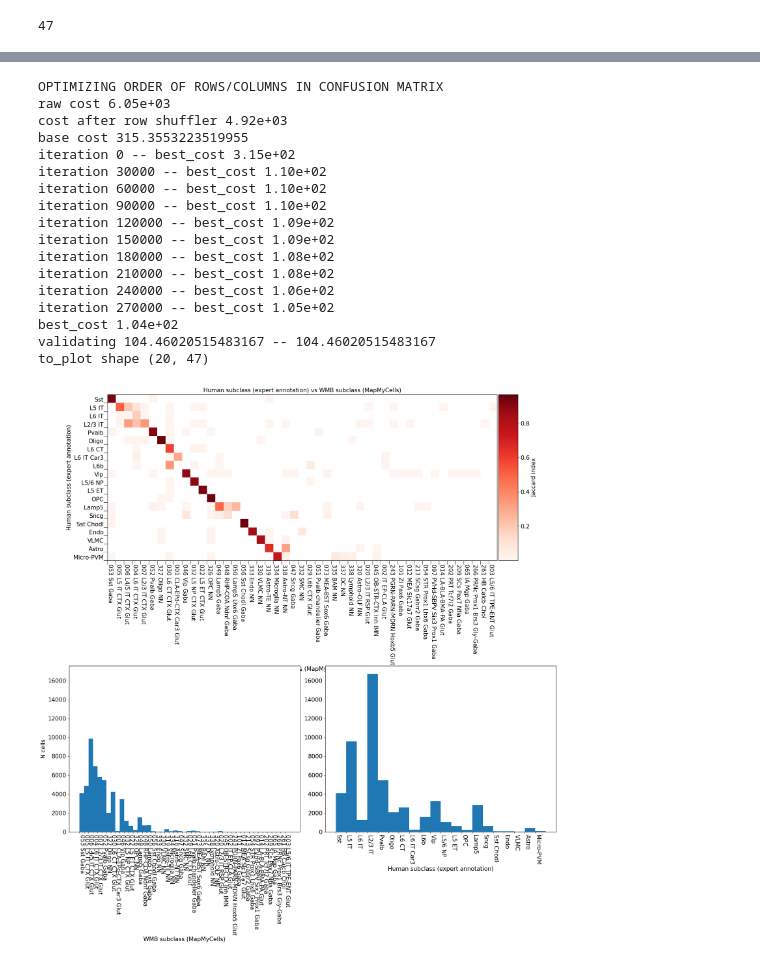
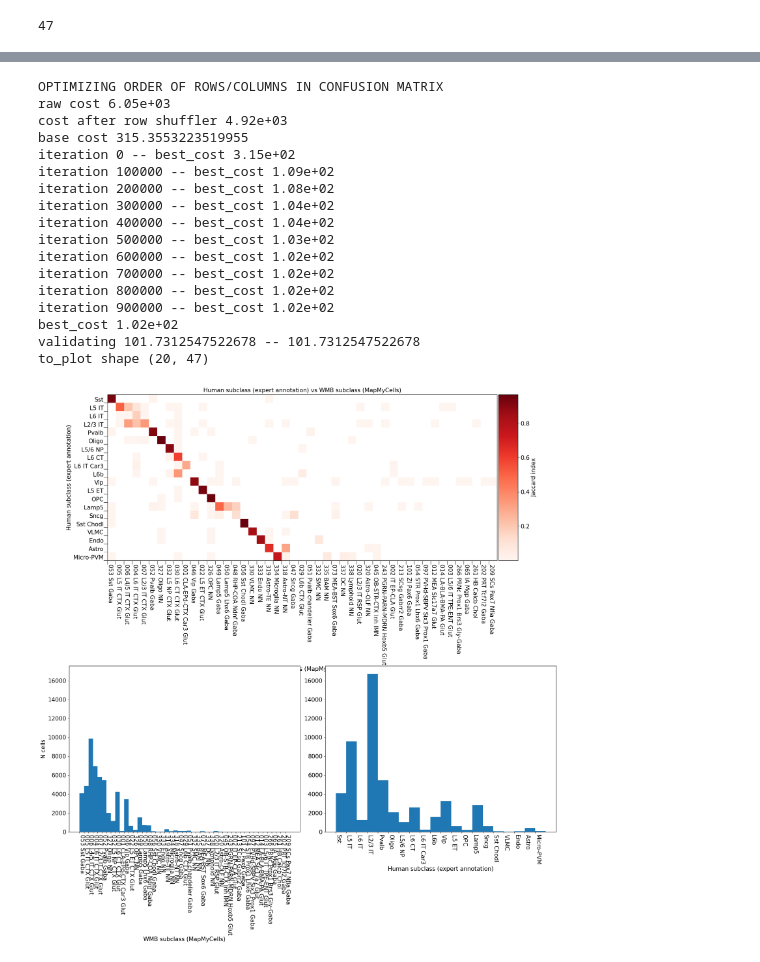
Before and after one commit to AllenInstitute/cell_type_mapper, a Jupyter notebook: examples/mapping_motor_cortex_taxonomy.ipynb, the cells around one changed output, grey strips where cells are left out. Saved outputs shown, nothing was run; the diff lists cells and outputs as text; code cells hidden in the pictures.

Commit message:
NOTEBOOK: more iteration

```diff
--- a/examples/mapping_motor_cortex_taxonomy.ipynb
+++ b/examples/mapping_motor_cortex_taxonomy.ipynb
@@ -1316,7 +1316,8 @@ def plot_confusion_matrix(
         colorbar_title='Jaccard index',
         col_cut=None,
         row_cut=None,
-        order_wgt=0.1):
+        order_wgt=0.1,
+        ordering_iterations=300000):
 
     confusion = create_confusion_matrix(
         row_labels=row_assignments,
@@ -1329,7 +1330,7 @@ def plot_confusion_matrix(
         input_arr=confusion_matrix,
         ct_arr=confusion['ct'],
         rng=np.random.default_rng(8711121),
-        n_iter=300000,
+        n_iter=ordering_iterations,
         inverse_temp=10.0,
         order_wgt=order_wgt)
 
@@ -1675,29 +1676,30 @@ Vip -- 180 dropped cells of 3421 total
 # %%
 plot_confusion_matrix(
     row_assignments=human_assignments_best,
     col_assignments=wmb_assignments_best,
     row_axis_label='Human subclass (expert annotation)',
     col_axis_label='WMB subclass (MapMyCells)',
     fontsize=15,
     label_elements=True,
-    order_wgt=0.05
+    order_wgt=0.05,
+    ordering_iterations=1000000
 )
 # %% [output]
 OPTIMIZING ORDER OF ROWS/COLUMNS IN CONFUSION MATRIX
 raw cost 6.05e+03
 cost after row shuffler 4.92e+03
 base cost 315.3553223519955
 iteration 0 -- best_cost 3.15e+02
-iteration 30000 -- best_cost 1.10e+02
-iteration 60000 -- best_cost 1.10e+02
-iteration 90000 -- best_cost 1.10e+02
-iteration 120000 -- best_cost 1.09e+02
-iteration 150000 -- best_cost 1.09e+02
-iteration 180000 -- best_cost 1.08e+02
-iteration 210000 -- best_cost 1.08e+02
-iteration 240000 -- best_cost 1.06e+02
-iteration 270000 -- best_cost 1.05e+02
-best_cost 1.04e+02
-validating 104.46020515483167 -- 104.46020515483167
+iteration 100000 -- best_cost 1.09e+02
+iteration 200000 -- best_cost 1.08e+02
+iteration 300000 -- best_cost 1.04e+02
+iteration 400000 -- best_cost 1.04e+02
+iteration 500000 -- best_cost 1.03e+02
+iteration 600000 -- best_cost 1.02e+02
+iteration 700000 -- best_cost 1.02e+02
+iteration 800000 -- best_cost 1.02e+02
+iteration 900000 -- best_cost 1.02e+02
+best_cost 1.02e+02
+validating 101.7312547522678 -- 101.7312547522678
 to_plot shape (20, 47)
-[figure, old version]
+[figure, new version]
```
